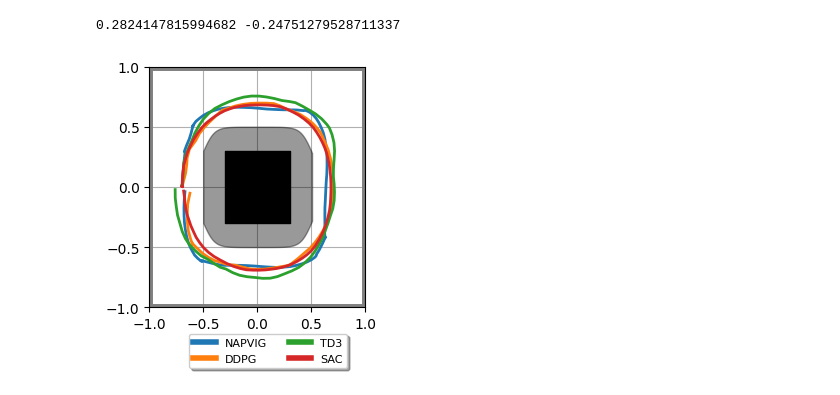
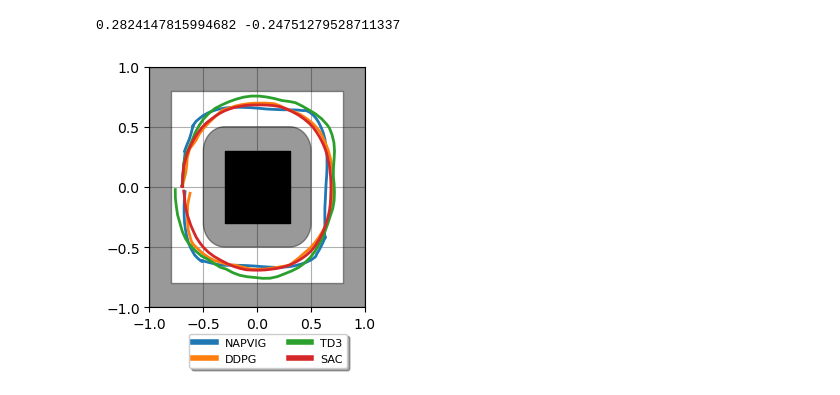
Before and after one commit to turcato-niccolo/test_turtlebot, a Jupyter notebook: arena_trajectories/plots.ipynb, the cells around one changed output. Cells and saved outputs as stored; diff of their text form; code cells hidden in the pictures.

Commit message:
plot mod done

```diff
--- a/arena_trajectories/plots.ipynb
+++ b/arena_trajectories/plots.ipynb
@@ -14,44 +64,73 @@ print(offset_x, offset_y)
 
 fig, ax = plt.subplots(figsize=(3, 3))
 ax.set_axisbelow(True)
 plt.grid()
 # plt.scatter(napvig[:,0]-offset_x, napvig[:,1]-offset_y, s=10)
 plt.plot(napvig[:,0]-offset_x, napvig[:,1]-offset_y, linewidth=2)
 plt.plot(ddpg1[:,0]-offset_x, ddpg1[:,1]-offset_y, linewidth=2)
 # plt.plot(ddpg2[:,0]-offset_x, ddpg2[:,1]-offset_y, linewidth=1)
 plt.plot(td3[:,0]-offset_x, td3[:,1]-offset_y, linewidth=2)
 plt.plot(sac[:,0]-offset_x, sac[:,1]-offset_y, linewidth=2)
 
 x = np.arange(-0.3, 0.31, 0.05)
 y = np.array([0.3] * len(x))
 plt.fill_between(x, -y, y, color='k', alpha=1)
-x = np.arange(-0.5, 0.51, 0.001)
-sharpness = 10  # higher = sharper edges
-y_top = 0.3 + 0.2 * np.tanh(sharpness * (x + 0.5)) * np.tanh(sharpness * (0.5 - x))
-y_bottom = -y_top
 
-# Fill the region between top and bottom
-plt.fill_between(x, y_bottom, y_top, color='k', alpha=0.4)
+# Create the rounded rectangle profile
+x_rect, y_rect = rounded_rect_profile(1, 1, 0.2)
+plt.fill(x_rect, y_rect, color='k', alpha=0.4)
 
-plt.plot([-1, 1, 1, -1, -1], [-1, -1, 1, 1, -1], color='gray', linewidth=5)
+
+# Parameters for the second box
+inner_width = 1.6
+inner_height = 1.6
+border_thickness = 0.0 # Thickness of the border
+
+# Generate inner square profile
+inner_x, inner_y = square_profile(inner_width, inner_height)
+
+# Generate outer square profile
+outer_width = inner_width + 0.4
+outer_height = inner_height + 0.4
+outer_x, outer_y = square_profile(outer_width, outer_height)
+
+# Create a compound path for the frame (outer square minus inner square)
+# The inner path needs to be reversed to make a proper hole
+vertices = np.vstack([
+    np.column_stack([outer_x, outer_y]),
+    np.column_stack([inner_x[::-1], inner_y[::-1]])
+])
+
+# Create codes array
+n_outer = len(outer_x)
+n_inner = len(inner_x)
+codes = np.full(n_outer + n_inner, Path.LINETO)
+codes[0] = Path.MOVETO  # Start of outer path
+codes[n_outer] = Path.MOVETO  # Start of inner path (hole)
+
+# Create path and patch
+path = Path(vertices, codes)
+patch = PathPatch(path, facecolor='k', alpha=0.4)
+
+# Add patch to axis
+ax.add_patch(patch)
+
 plt.ylim([-1., 1.])
 plt.xlim([-1., 1.])
-
 plt.yticks([-1, -0.5, 0, 0.5, 1])
-# plt.xlabel('x')
-# plt.ylabel('y')
+plt.xticks([-1, -0.5, 0, 0.5, 1])
 
 plt.tight_layout()
 
 labels = ['NAPVIG', 'DDPG', 'TD3', 'SAC']
-leg=fig.legend(labels, loc='upper center', bbox_to_anchor=(.59, 0.06), fancybox=True, shadow=True, ncol=2, prop={'size': 8})
+leg = fig.legend(labels, loc='upper center', bbox_to_anchor=(.59, 0.06),
+                fancybox=True, shadow=True, ncol=2, prop={'size': 8})
+
 # set the linewidth of each legend object
 for legobj in leg.legend_handles:
     legobj.set_linewidth(4.0)
 
-
-
 plt.savefig('arena_trajectories.pdf', bbox_inches="tight")
 # %% [output]
 0.2824147815994682 -0.24751279528711337
-[figure, old version]
+[figure, new version]
```
Also changed, not shown: parts of 2 cells of this notebook, 1 other file.
